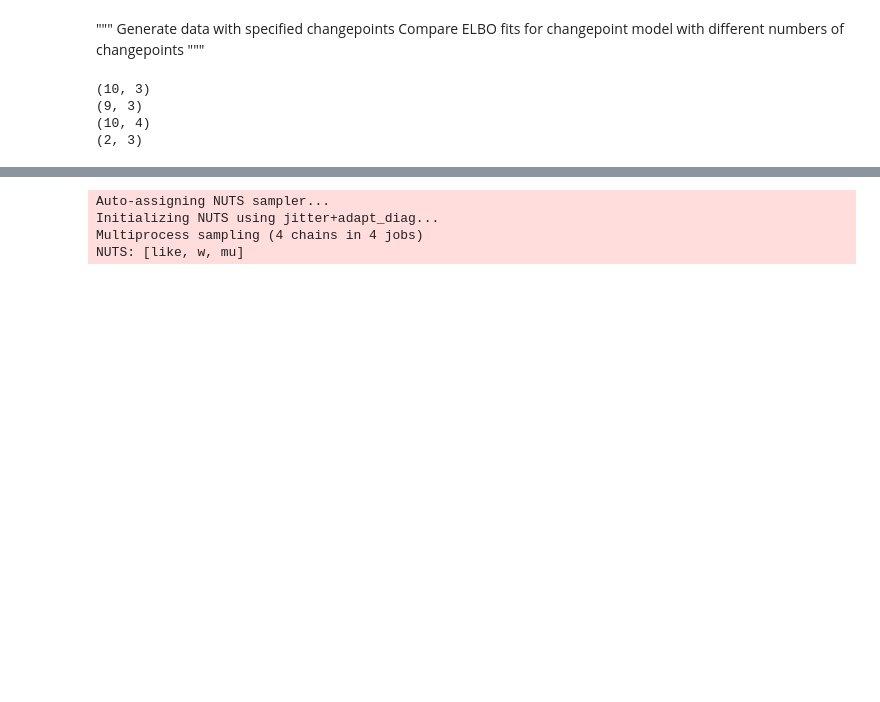
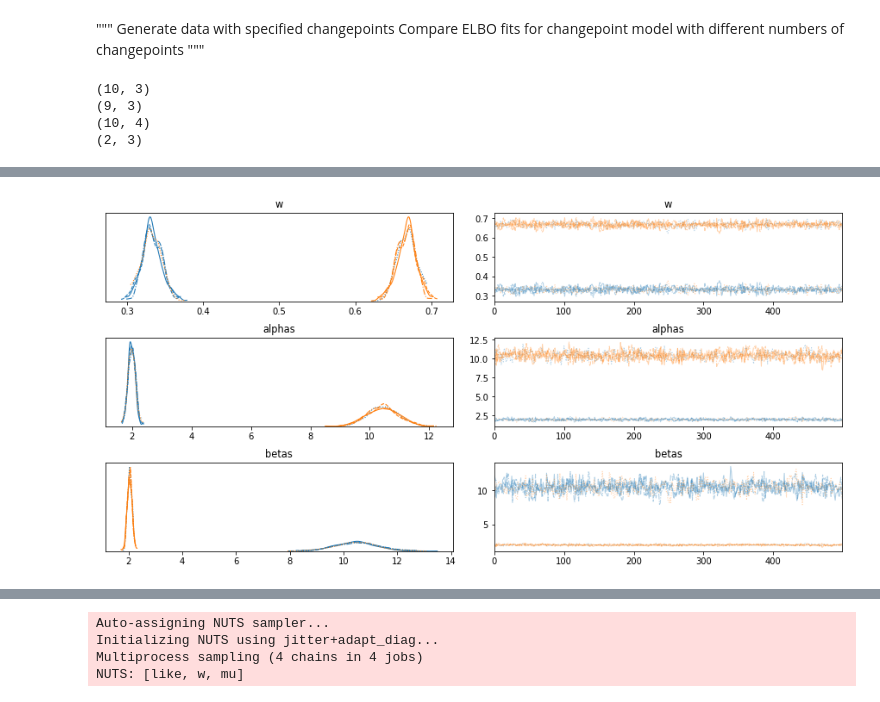
Before and after one commit to abuzarmahmood/firing_space_plot, a Jupyter notebook: changepoint_mcmc/ipython_notebooks/2d_beta_mixture_changepoint.ipynb, the cells around one changed output, grey strips where cells are left out. Cells and saved outputs as stored; diff of their text form; code cells hidden in the pictures; blank space fills up the shorter version.

```diff
--- a/changepoint_mcmc/ipython_notebooks/2d_beta_mixture_changepoint.ipynb
+++ b/changepoint_mcmc/ipython_notebooks/2d_beta_mixture_changepoint.ipynb
@@ -83,0 +85,12 @@ print(mean_vals)
+# %%
+with pm.Model() as model:
+    a = pm.HalfCauchy('a_tau', 3., shape = states - 1)
+    b = pm.HalfCauchy('b_tau', 3., shape = states - 1)
+
+    even_switches = np.linspace(0,1,states+1)[1:-1]
+    tau_latent = pm.Beta('tau_latent', a, b,
+                         testval = even_switches,
+                         shape = (states-1)).sort(axis=-1)
+
+    tau = pm.Deterministic('tau',
+            idx.min() + (idx.max() - idx.min()) * tau_latent)
@@ -83,0 +120,4 @@ print(mean_vals)
+# %%
+with pm.Model() as model:
+
+    trace = pm.sample()
@@ -83,0 +149,4 @@ print(mean_vals)
+# %%
+pm.traceplot(trace);
+# %% [output]
+[figure, added]
```
Also changed, not shown: parts of 17 cells of this notebook.
